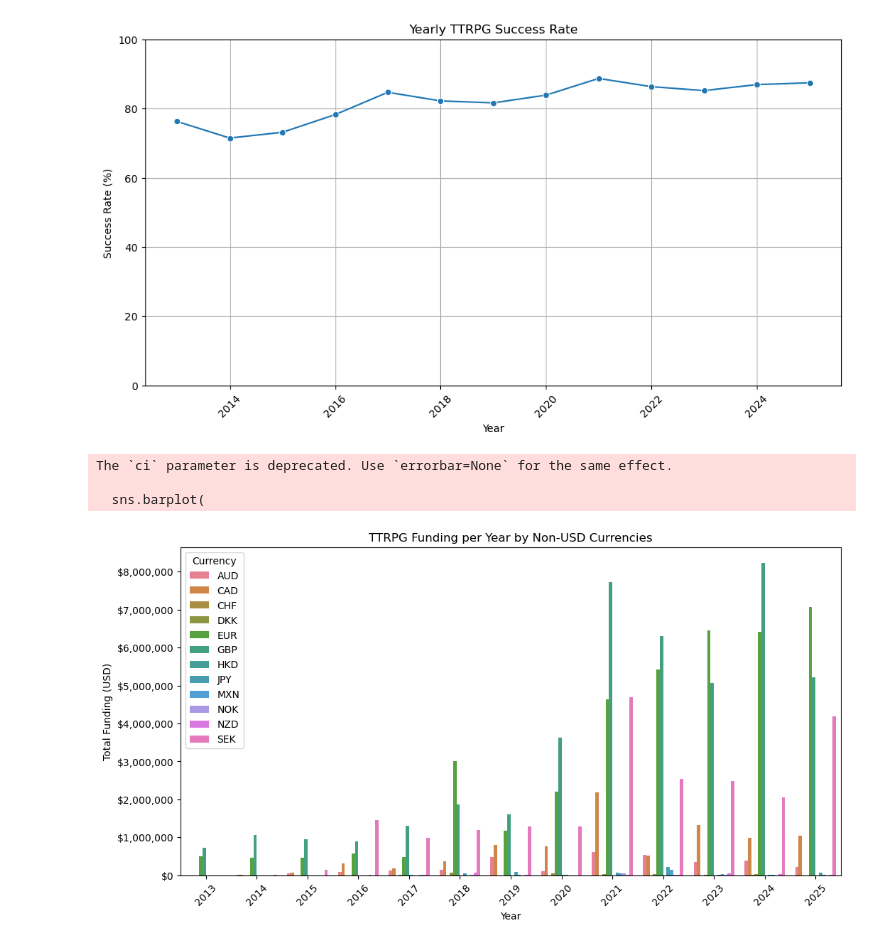
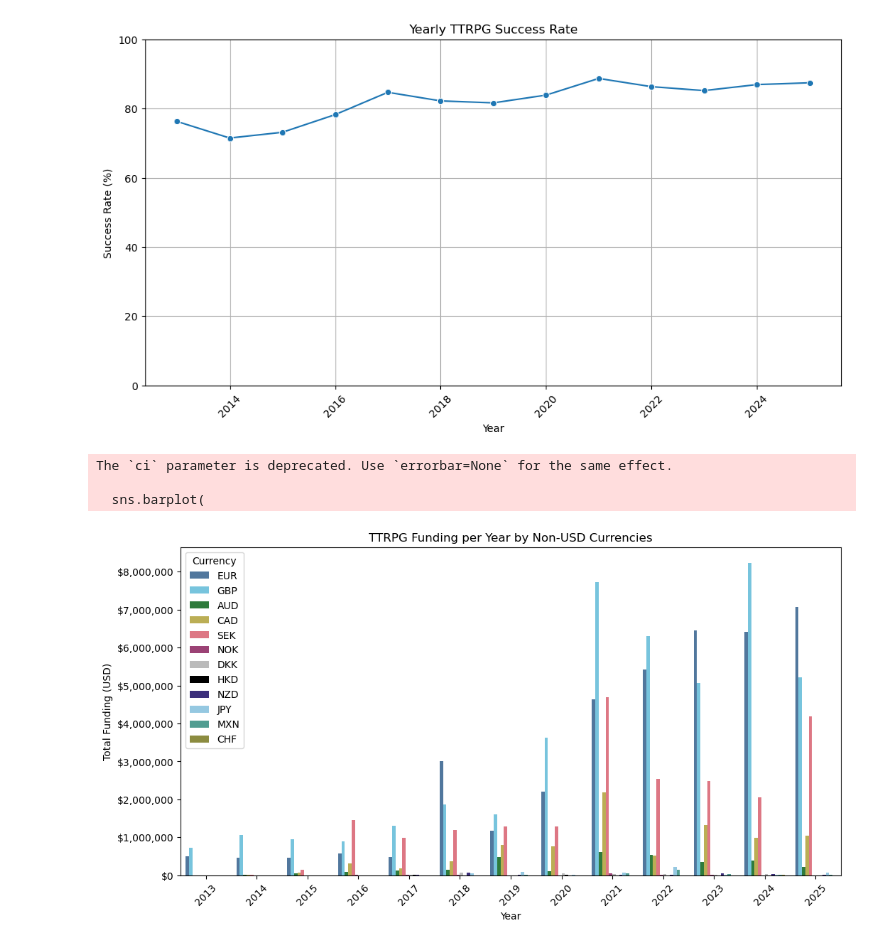
Before and after one commit to geradenhraba-cell/Kickstarter-Data, a Jupyter notebook: capstone/notebook/kickstarter.ipynb, the cells around one changed output. Drawn from its saved outputs; the diff is of its cells as text; code cells hidden in the pictures.

```diff
--- a/capstone/notebook/kickstarter.ipynb
+++ b/capstone/notebook/kickstarter.ipynb
@@ -632,38 +643,60 @@ plt.grid(True)
 plt.show()
 # %% [output]
 [figure]
+# %%
+funding_long = funded_by_year_currency_pivot.reset_index().melt(
+    id_vars='year',
+    var_name='Currency',
+    value_name='LevelUSD'
+)
+
+funding_long_non_usd = funding_long[
+    (funding_long['Currency'] != 'USD') &
+    (funding_long['LevelUSD'] > 0)
+]
+# %%
+cb_palette_13 = [
+    "#4477AA",
+    "#66CCEE",
+    "#228833",
+    "#CCBB44",
+    "#EE6677",
+    "#AA3377",
+    "#BBBBBB",
+    "#000000",
+    "#332288",
+    "#88CCEE",
+    "#44AA99",
+    "#999933",
+    "#DDCC77",
+]
 # %%
-funding_long = funded_by_year_currency_pivot.reset_index().melt(
-    id_vars='year',
-    var_name='Currency',
-    value_name='LevelUSD')
-
-funding_long_non_usd = funding_long[funding_long['Currency'] != 'USD']
-
 plt.figure(figsize=(12,6))
 sns.barplot(
     data=funding_long_non_usd,
     x='year',
     y='LevelUSD',
     hue='Currency',
     estimator=sum,
-    ci=None)
+    ci=None,
+    palette=cb_palette_13
+)
 
 plt.title('TTRPG Funding per Year by Non-USD Currencies')
 plt.ylabel('Total Funding (USD)')
 plt.xlabel('Year')
 
 formatter = FuncFormatter(lambda x, _: f"${x:,.0f}")
 plt.gca().yaxis.set_major_formatter(formatter)
 
 plt.xticks(rotation=45)
 plt.legend(title='Currency')
 plt.show()
 # %% [output]
 The `ci` parameter is deprecated. Use `errorbar=None` for the same effect.
 
   sns.barplot(
-[figure, old version]
+[figure, new version]
 # %%
 funding_long = funded_by_year_currency_pivot.reset_index().melt(
     id_vars='year',
```
Also changed, not shown: parts of 25 cells of this notebook.
